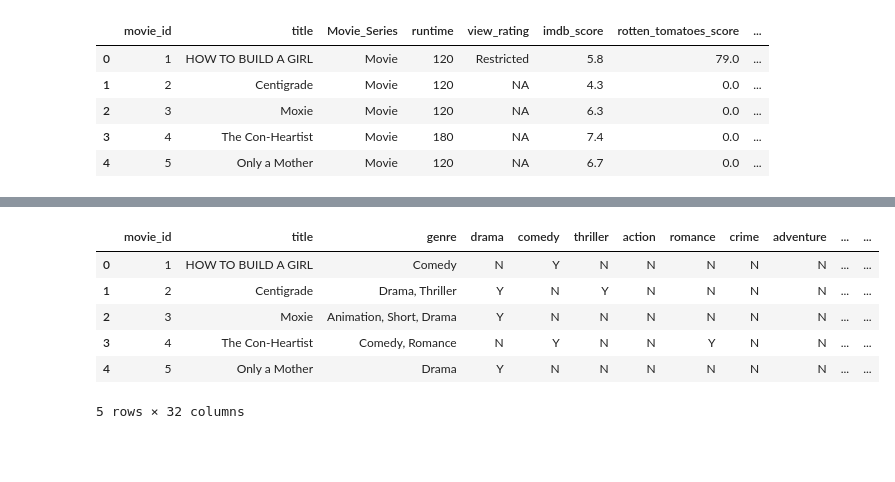
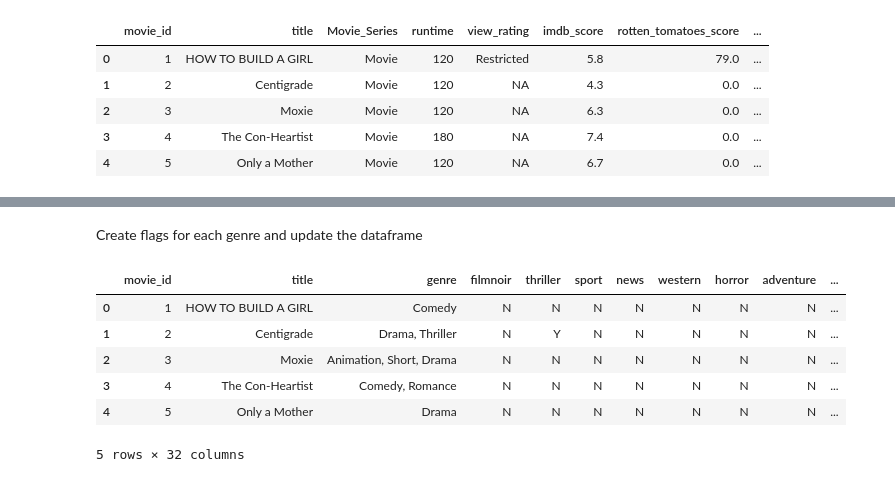
Before and after one commit to sowmyk92/flight, a Jupyter notebook: case/start.ipynb, the cells around one changed output, grey strips where cells are left out. Saved outputs shown, nothing was run; the diff lists cells and outputs as text; code cells hidden in the pictures; blank space fills up the shorter version.

Commit message:
Updated the genre dataframe names and format

```diff
--- a/case/start.ipynb
+++ b/case/start.ipynb
@@ -167,19 +158,0 @@ movies_genre_df.head(10)
-# %%
-g = pd.DataFrame({"id" : [1,2,3], "genre" : ['drama','comedy','comedy,drama']})
-
-glist = g['genre'].to_dict()
-glist
-
-val ={}
-
-for k,v in glist.items():
-    if 'drama' in v:
-        val[k]='Y'
-    else:
-        val[k] = 'N'
-val
-
-flag = pd.DataFrame(val, index=[0])
-flag =flag.T
-
-g.join(flag)
@@ -191,5 +161,4 @@ g.join(flag)
 # %%
-gdf = movies[['movie_id','title','genre']]
-
-gdf_list = gdf['genre'].to_dict()
-gdf_list
+genre_df = movies[['movie_id','title','genre']]
+gdf_list = genre_df['genre'].to_dict()
+#gdf_list
@@ -214,11 +164,0 @@ gdf_list
-# %%
-genre_top_list.columns = ['genre']
-genre_top_names = genre_top_list['genre'].to_list()
-genre_top_names = [x.replace("-","") for x in genre_top_names  ]
-
-genre_top_list1 = genre_top_list['genre'].to_list()
-genre_top_list1 = [x+"_flag" for x in genre_top_list1]
-genre_top_list1 = [x.replace("-","") for x in genre_top_list1  ]
-
-genre_top_list1
-for x in genre_top_list1 : exec(x + "=dict()")
@@ -246,26 +165,28 @@ genre_top_dict
+# %% [markdown]
+Create flags for each genre and update the dataframe
 # %%
 gflags = {}
 
 for k,v in gdf_list.items():
    #print(v)
    d1 = { x: 'N' for x in genre_top_names  }
    gflags[k] = d1
    for name in v.split(","):
       gflags[k][name.lower().strip().replace("-","")] ='Y'
 
 #print(gflags)
 
 gflags_df = pd.DataFrame(gflags)
 gflags_df_upd = gflags_df.T
 gflags_df_upd
 
-gdf = gdf.join(gflags_df_upd)
-gdf.head()
+genre_df = genre_df.join(gflags_df_upd)
+genre_df.head()
 # %% [output]
-|  | movie_id | title | genre | drama | comedy | thriller | action | romance | crime | adventure | ... | ... |
-| 0 | 1 | HOW TO BUILD A GIRL | Comedy | N | Y | N | N | N | N | N | ... | ... |
-| 1 | 2 | Centigrade | Drama, Thriller | Y | N | Y | N | N | N | N | ... | ... |
-| 2 | 3 | Moxie | Animation, Short, Drama | Y | N | N | N | N | N | N | ... | ... |
-| 3 | 4 | The Con-Heartist | Comedy, Romance | N | Y | N | N | Y | N | N | ... | ... |
-| 4 | 5 | Only a Mother | Drama | Y | N | N | N | N | N | N | ... | ... |
+|  | movie_id | title | genre | filmnoir | thriller | sport | news | western | horror | adventure | ... |
+| 0 | 1 | HOW TO BUILD A GIRL | Comedy | N | N | N | N | N | N | N | ... |
+| 1 | 2 | Centigrade | Drama, Thriller | N | Y | N | N | N | N | N | ... |
+| 2 | 3 | Moxie | Animation, Short, Drama | N | N | N | N | N | N | N | ... |
+| 3 | 4 | The Con-Heartist | Comedy, Romance | N | N | N | N | N | N | N | ... |
+| 4 | 5 | Only a Mother | Drama | N | N | N | N | N | N | N | ... |
 5 rows × 32 columns
```
Also changed, not shown: parts of 26 cells of this notebook.
